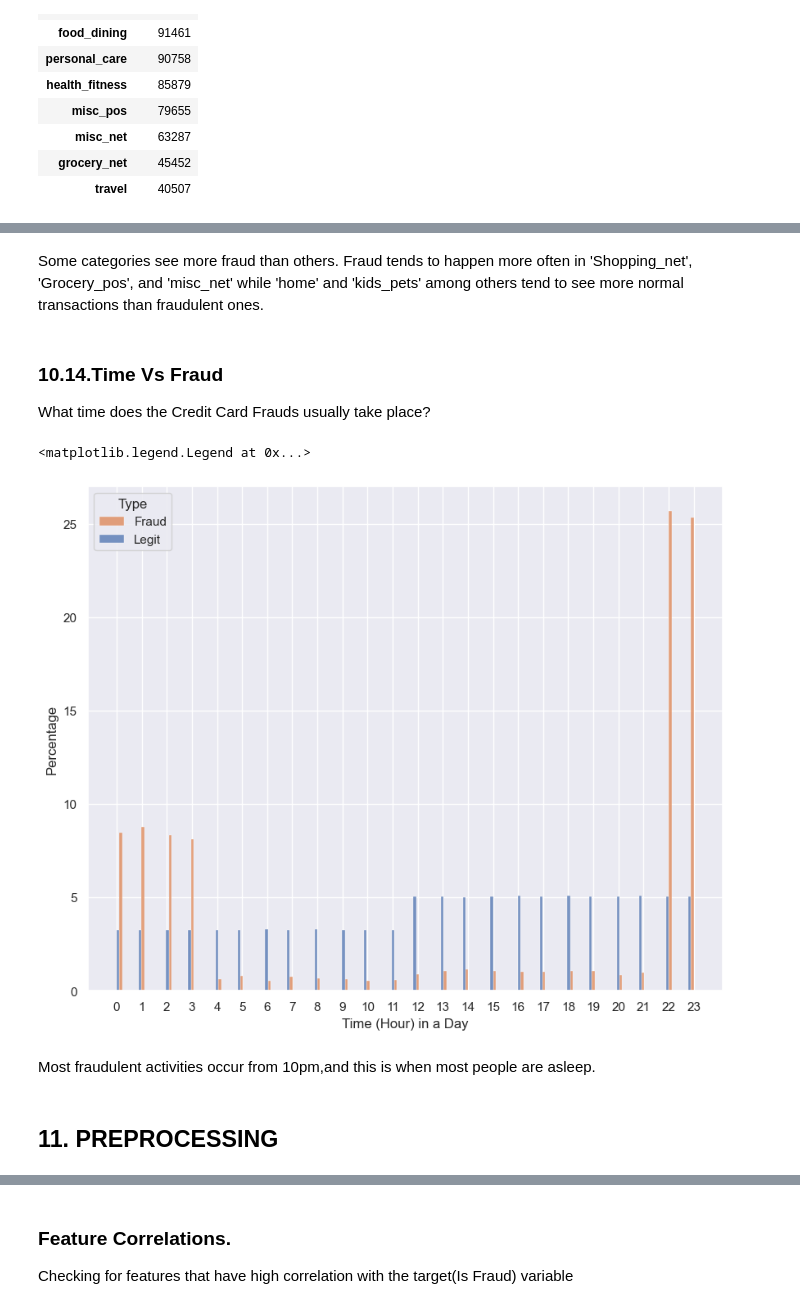
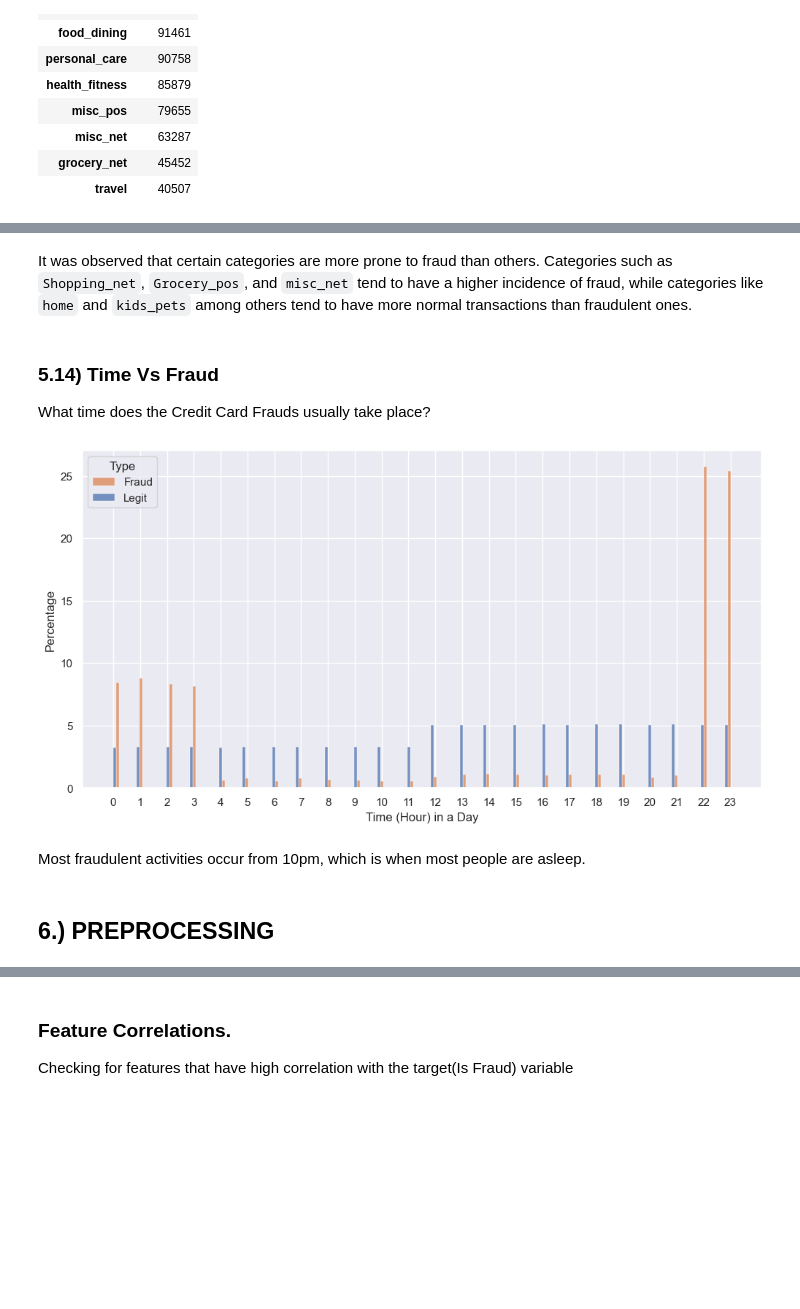
Before and after one commit to K-made/Creditcard-FraudBusters, a Jupyter notebook: credit-cards.ipynb, the cells around one changed output, grey strips where cells are left out. Drawn from its saved outputs; the diff is of its cells as text; code cells hidden in the pictures; blank space fills up the shorter version.

```diff
--- a/credit-cards.ipynb
+++ b/credit-cards.ipynb
@@ -745,20 +742,23 @@ Text(0.5, 1.0, 'The Percentage Difference of Fraudulent over Non-Fraudulent Tran
 [figure]
 # %% [markdown]
-Some  categories  see more fraud than others. Fraud tends to happen more often in 'Shopping_net', 'Grocery_pos', and 'misc_net' while 'home' and 'kids_pets' among others tend to see more normal transactions than fraudulent ones.
+It was observed that certain categories are more prone to fraud than others. Categories such as `Shopping_net`, `Grocery_pos`, and `misc_net` tend to have a higher incidence of fraud, while categories like `home` and `kids_pets` among others tend to have more normal transactions than fraudulent ones.
 # %% [markdown]
-### 10.14.Time Vs Fraud
+### 5.14) Time Vs Fraud
 What time does the Credit Card Frauds usually take place?
 # %%
-#time in a day vs fraud
-ax=sns.histplot(data=credit_df, x="hour", hue="is_fraud", common_norm=False,stat='percent',multiple='dodge')
+plt.figure(figsize=(12,6)) # Set figure size to 10 inches wide by 6 inches high
+
+ax = sns.histplot(data=credit_df, x="hour", hue="is_fraud", common_norm=False, stat='percent', multiple='dodge')
+
 ax.set_ylabel('Percentage')
 ax.set_xlabel('Time (Hour) in a Day')
 plt.xticks(np.arange(0,24,1))
 plt.legend(title='Type', labels=['Fraud', 'Legit'])
+
+plt.show()
 # %% [output]
-<matplotlib.legend.Legend at 0x...>
-[figure, old version]
+[figure, new version]
 # %% [markdown]
-Most fraudulent activities occur from 10pm,and this is when most people are asleep.
+Most fraudulent activities occur from 10pm, which is when most people are asleep.
 # %% [markdown]
-## 11. PREPROCESSING
+## 6.) PREPROCESSING
```
Also changed, not shown: parts of 201 cells of this notebook, 7 other files.
